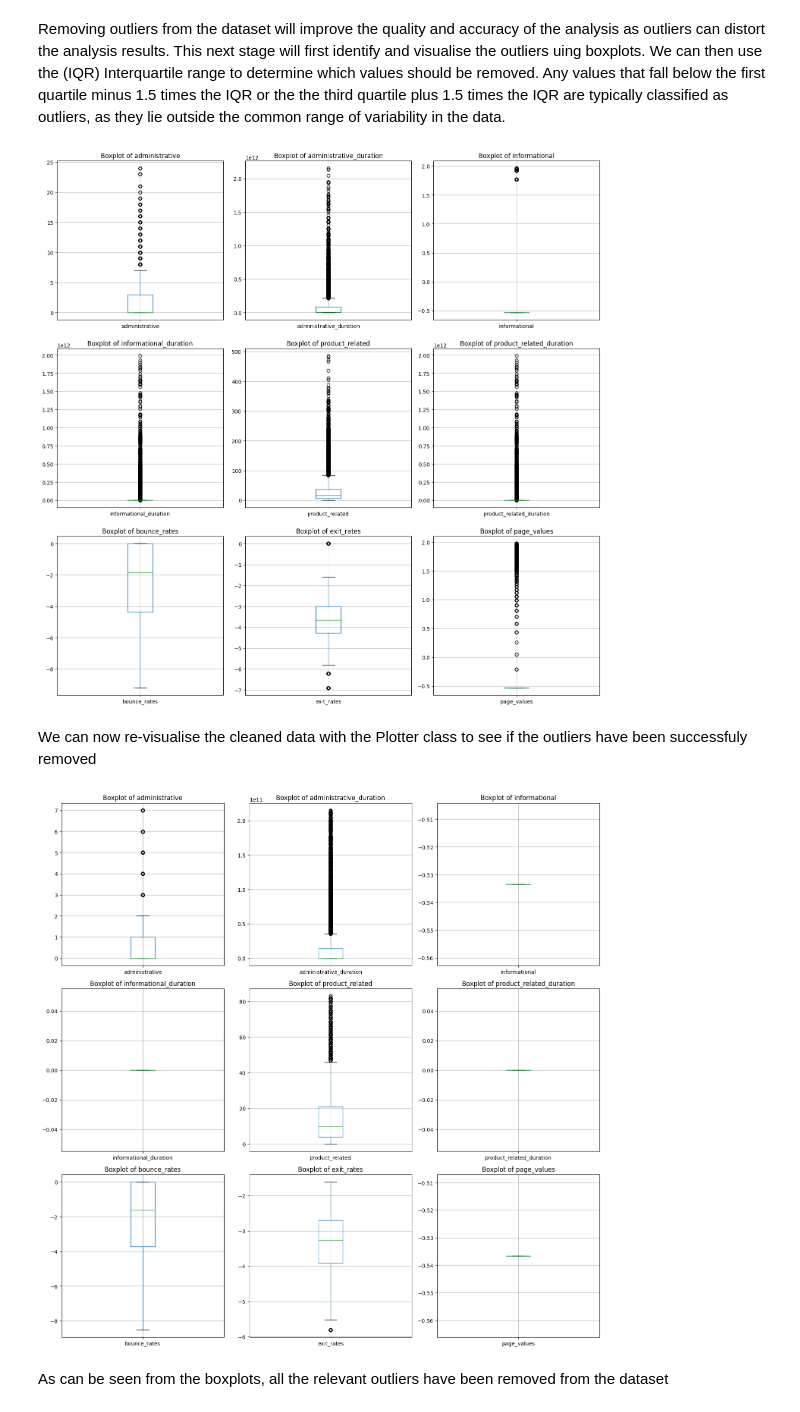
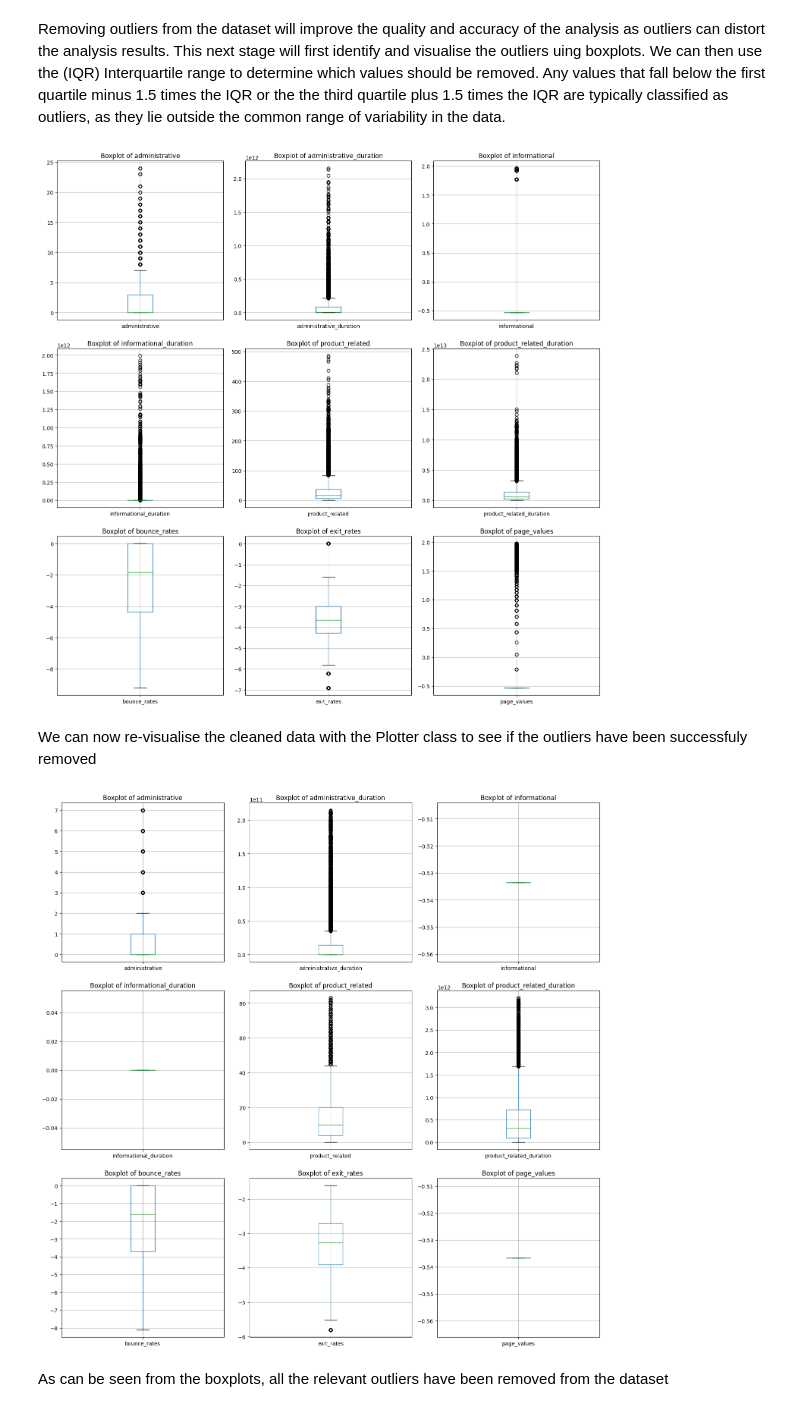
Before and after one commit to NishantRai567/exploratory-data-analysis---online-shopping-in-retail521, a Jupyter notebook: eda.ipynb, the cells around one changed output. Cells and saved outputs as stored; diff of their text form; code cells hidden in the pictures.

```diff
--- a/eda.ipynb
+++ b/eda.ipynb
@@ -166,20 +166,20 @@ import transformations
 importlib.reload(transformations)
 from transformations import DataTransform,Plotter
 data_transformer_4=DataTransform()
-convert_to_numerical=data_transformer_4.convert_to_numeric(df)
+convert_to_numerical=data_transformer_4.convert_to_numeric(df,columns=['administrative','administrative_duration','product_related','product_related_duration','informational_duration'])
 plotter_4=Plotter()
-visualise_outliers=plotter_4.visualise_outliers(df)
+visualise_outliers=plotter_4.visualise_outliers(df,columns=['administrative','administrative_duration','informational','informational_duration','product_related','product_related_duration','bounce_rates','exit_rates','page_values'])
 data_transformer_5=DataTransform()
-df_cleaned=data_transformer_5.remove_outliers(df)
+df_cleaned=data_transformer_5.remove_outliers(df, columns=['administrative','administrative_duration','informational','informational_duration','product_related','product_related_duration','bounce_rates','exit_rates','page_values'])
 # %% [output]
-[figure, old version]
+[figure, new version]
 # %% [markdown]
 We can now re-visualise the cleaned data with the Plotter class to see if the outliers have been successfuly removed
 # %%
 plotter_5=Plotter()
-revisualised_data=plotter_5.visualise_outliers(df_cleaned)
+revisualised_data=plotter_5.visualise_outliers(df_cleaned,columns=['administrative','administrative_duration','informational','informational_duration','product_related','product_related_duration','bounce_rates','exit_rates','page_values'])
 # %% [output]
-[figure, old version]
+[figure, new version]
 # %% [markdown]
 As can be seen from the boxplots, all the relevant outliers have been removed from the dataset
 # %% [markdown]
```
Also changed, not shown: parts of 7 cells of this notebook, 3 other files.
